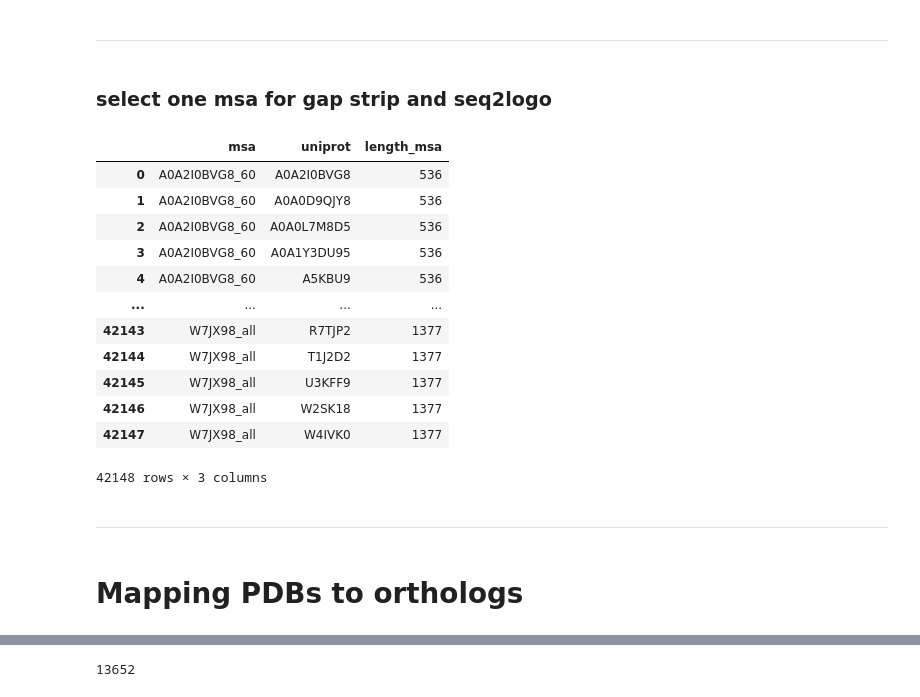
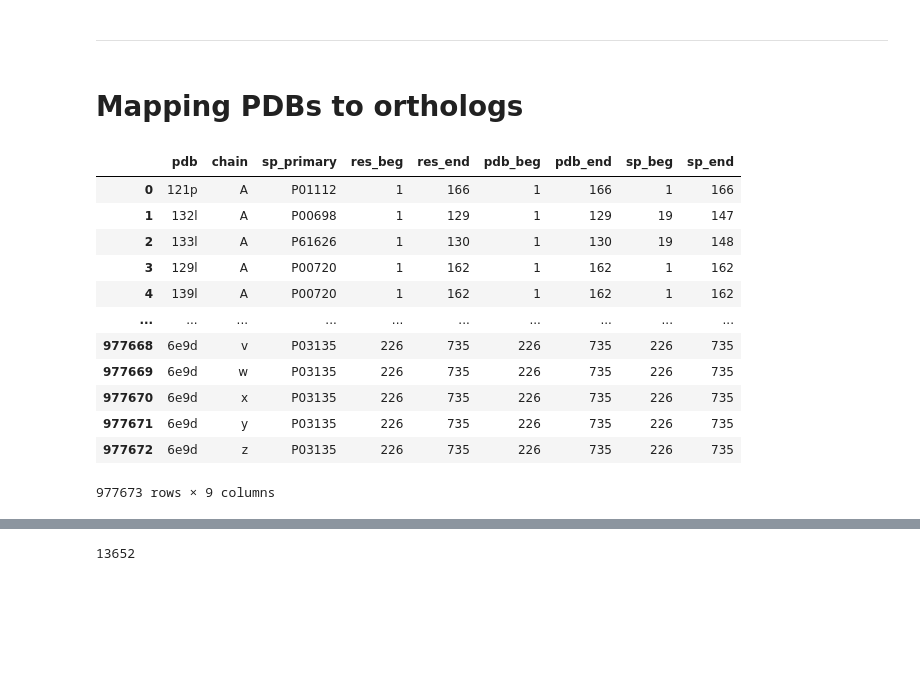
Before and after one commit to alvaro-2/cis-reg, a Jupyter notebook: scripts/orthologs.ipynb, the cells around one changed output, grey strips where cells are left out. Drawn from its saved outputs; the diff is of its cells as text; code cells hidden in the pictures; blank space fills up the shorter version.

```diff
--- a/scripts/orthologs.ipynb
+++ b/scripts/orthologs.ipynb
@@ -187,26 +188,6 @@ plot_overlap(msa_80, refers= kin, title= "Overlapping proteins in MSAs - 80% ide
 [figure]
 # %% [markdown]
 ---
-# %% [markdown]
-### select one msa for gap strip and seq2logo
-# %%
-all_msas
-# %% [output]
-|  | msa | uniprot | length_msa |
-| 0 | A0A2I0BVG8_60 | A0A2I0BVG8 | 536 |
-| 1 | A0A2I0BVG8_60 | A0A0D9QJY8 | 536 |
-| 2 | A0A2I0BVG8_60 | A0A0L7M8D5 | 536 |
-| 3 | A0A2I0BVG8_60 | A0A1Y3DU95 | 536 |
-| 4 | A0A2I0BVG8_60 | A5KBU9 | 536 |
-| ... | ... | ... | ... |
-| 42143 | W7JX98_all | R7TJP2 | 1377 |
-| 42144 | W7JX98_all | T1J2D2 | 1377 |
-| 42145 | W7JX98_all | U3KFF9 | 1377 |
-| 42146 | W7JX98_all | W2SK18 | 1377 |
-| 42147 | W7JX98_all | W4IVK0 | 1377 |
-42148 rows × 3 columns
-# %% [markdown]
----
 # %% [markdown]
 # Mapping PDBs to orthologs
 # %%
@@ -217,3 +198,19 @@ sift = pd.read_csv(
     skiprows= 1
 )
 sift.columns = sift.columns.str.lower()
+# %%
+sift
+# %% [output]
+|  | pdb | chain | sp_primary | res_beg | res_end | pdb_beg | pdb_end | sp_beg | sp_end |
+| 0 | 121p | A | P01112 | 1 | 166 | 1 | 166 | 1 | 166 |
+| 1 | 132l | A | P00698 | 1 | 129 | 1 | 129 | 19 | 147 |
+| 2 | 133l | A | P61626 | 1 | 130 | 1 | 130 | 19 | 148 |
+| 3 | 129l | A | P00720 | 1 | 162 | 1 | 162 | 1 | 162 |
+| 4 | 139l | A | P00720 | 1 | 162 | 1 | 162 | 1 | 162 |
+| ... | ... | ... | ... | ... | ... | ... | ... | ... | ... |
+| 977668 | 6e9d | v | P03135 | 226 | 735 | 226 | 735 | 226 | 735 |
+| 977669 | 6e9d | w | P03135 | 226 | 735 | 226 | 735 | 226 | 735 |
+| 977670 | 6e9d | x | P03135 | 226 | 735 | 226 | 735 | 226 | 735 |
+| 977671 | 6e9d | y | P03135 | 226 | 735 | 226 | 735 | 226 | 735 |
+| 977672 | 6e9d | z | P03135 | 226 | 735 | 226 | 735 | 226 | 735 |
+977673 rows × 9 columns
```
Also changed, not shown: parts of 25 cells of this notebook.
